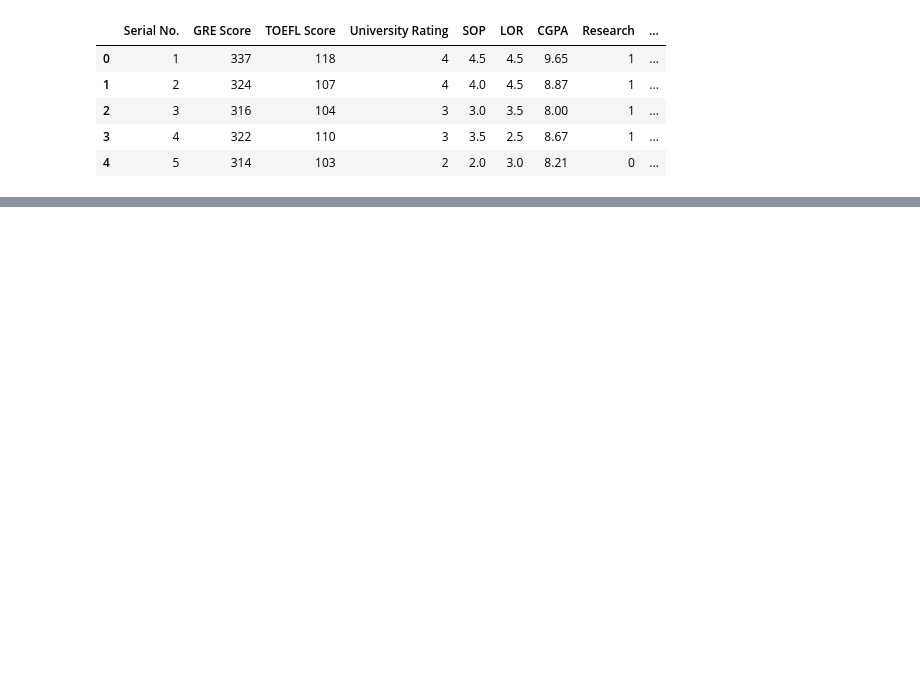
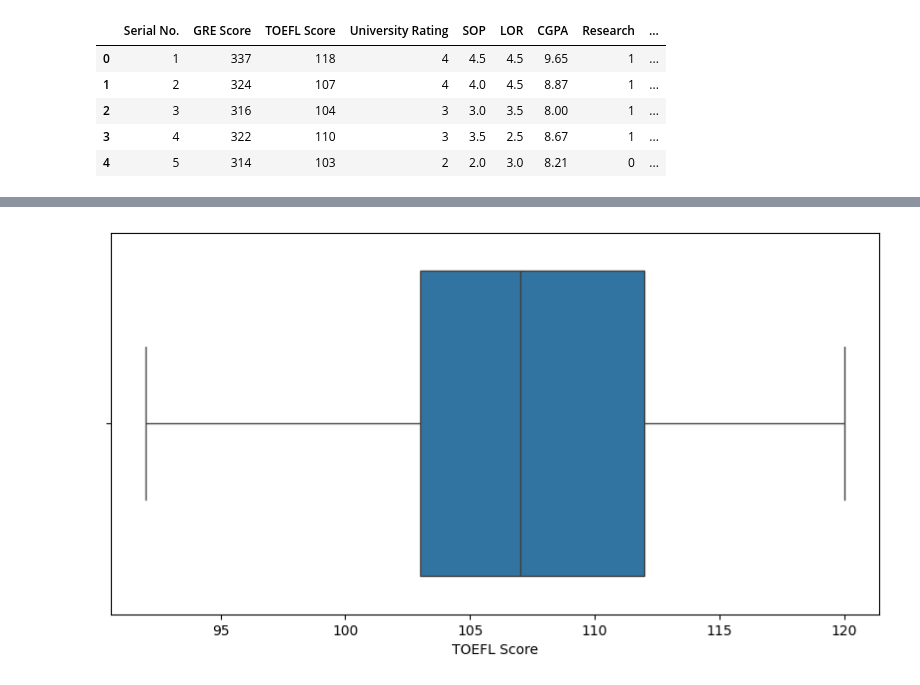
Before and after one commit to akshayabhale1406/SCLR_Jamboree_Education_Linear_Regression, a Jupyter notebook: Jamboree_Education_Linear_Regression.ipynb, the cells around one changed output, grey strips where cells are left out. Cells and saved outputs as stored; diff of their text form; code cells hidden in the pictures; blank space fills up the shorter version.

```diff
--- a/Jamboree_Education_Linear_Regression.ipynb
+++ b/Jamboree_Education_Linear_Regression.ipynb
@@ -19,0 +64,6 @@ df.head()
+# %%
+fig, ax = plt.subplots(figsize=(10,5))
+sns.boxplot(df["TOEFL Score"], orient = "h")
+plt.show()
+# %% [output]
+[figure, added]
```
Also changed, not shown: parts of 5 cells of this notebook.
